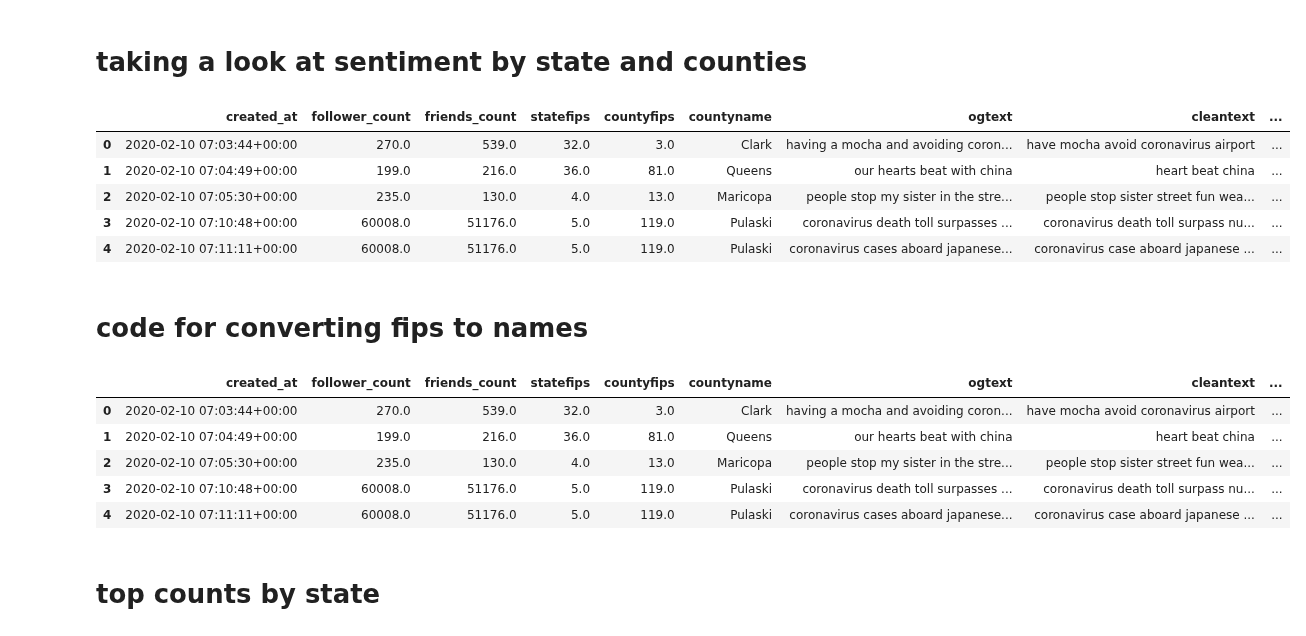
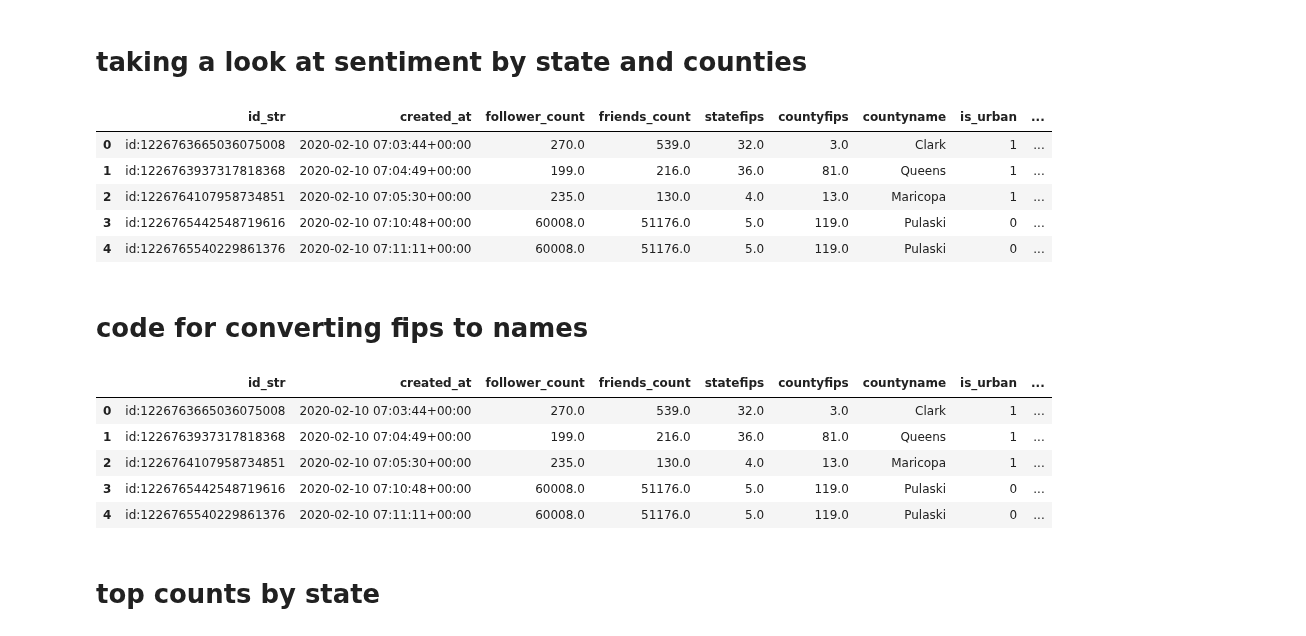
Before and after one commit to Alexander-Kahanek/COVID_Research, a Jupyter notebook: analysis/state_sentiment.ipynb, the cells around one changed output. Drawn from its saved outputs; the diff is of its cells as text; code cells hidden in the pictures.

```diff
--- a/analysis/state_sentiment.ipynb
+++ b/analysis/state_sentiment.ipynb
@@ -5,40 +5,40 @@ import pandas as pd
 import seaborn as sns
 import matplotlib.pyplot as plt
 import networkx as nx
 import os
 import sys
 
 sys.path.append(os.path.abspath("C:/Users/Alex/Documents/My Data Files/COVID Research/analysis/mention_2_hashtag.py"))
 
 from analysis.functions.mention_2_hashtag import *
 from analysis.functions.datamanip import *
 
-FIN = 'geo.coord_tweets/flair.joined.tweets.csv'
+FIN = 'newest_data/flair.joined.tweets.csv'
 
 raw = pd.read_csv(FIN)
 
 # changing date to more readable format
 raw['created_at'] = pd.to_datetime(raw['created_at'])
 
 # getting seperated date and time columns
 raw['date'] = raw['created_at'].dt.date
 raw['time'] = raw['created_at'].dt.time
 raw['hour'] = raw['created_at'].dt.hour
 
 # changing na to None
 raw = raw.fillna('None')
 
 # only 4 samples that have no sentiment
 raw = raw[raw['sentiment'] != 'None']
 
 raw.head()
 # %% [output]
-|  | created_at | follower_count | friends_count | statefips | countyfips | countyname | ogtext | cleantext | ... |
-| 0 | 2020-02-10 07:03:44+00:00 | 270.0 | 539.0 | 32.0 | 3.0 | Clark | having a mocha and avoiding coron... | have mocha avoid coronavirus airport | ... |
-| 1 | 2020-02-10 07:04:49+00:00 | 199.0 | 216.0 | 36.0 | 81.0 | Queens | our hearts beat with china | heart beat china | ... |
-| 2 | 2020-02-10 07:05:30+00:00 | 235.0 | 130.0 | 4.0 | 13.0 | Maricopa | people stop my sister in the stre... | people stop sister street fun wea... | ... |
-| 3 | 2020-02-10 07:10:48+00:00 | 60008.0 | 51176.0 | 5.0 | 119.0 | Pulaski | coronavirus death toll surpasses ... | coronavirus death toll surpass nu... | ... |
-| 4 | 2020-02-10 07:11:11+00:00 | 60008.0 | 51176.0 | 5.0 | 119.0 | Pulaski | coronavirus cases aboard japanese... | coronavirus case aboard japanese ... | ... |
+|  | id_str | created_at | follower_count | friends_count | statefips | countyfips | countyname | is_urban | ... |
+| 0 | id:1226763665036075008 | 2020-02-10 07:03:44+00:00 | 270.0 | 539.0 | 32.0 | 3.0 | Clark | 1 | ... |
+| 1 | id:1226763937317818368 | 2020-02-10 07:04:49+00:00 | 199.0 | 216.0 | 36.0 | 81.0 | Queens | 1 | ... |
+| 2 | id:1226764107958734851 | 2020-02-10 07:05:30+00:00 | 235.0 | 130.0 | 4.0 | 13.0 | Maricopa | 1 | ... |
+| 3 | id:1226765442548719616 | 2020-02-10 07:10:48+00:00 | 60008.0 | 51176.0 | 5.0 | 119.0 | Pulaski | 0 | ... |
+| 4 | id:1226765540229861376 | 2020-02-10 07:11:11+00:00 | 60008.0 | 51176.0 | 5.0 | 119.0 | Pulaski | 0 | ... |
 # %% [markdown]
 # code for converting fips to names
 # %%
@@ -62,12 +62,12 @@ fips_df['state_name'] = convert_fips([int(float(fips)) for fips in fips_df['stat
 
 fips_df.head()
 # %% [output]
-|  | created_at | follower_count | friends_count | statefips | countyfips | countyname | ogtext | cleantext | ... |
-| 0 | 2020-02-10 07:03:44+00:00 | 270.0 | 539.0 | 32.0 | 3.0 | Clark | having a mocha and avoiding coron... | have mocha avoid coronavirus airport | ... |
-| 1 | 2020-02-10 07:04:49+00:00 | 199.0 | 216.0 | 36.0 | 81.0 | Queens | our hearts beat with china | heart beat china | ... |
-| 2 | 2020-02-10 07:05:30+00:00 | 235.0 | 130.0 | 4.0 | 13.0 | Maricopa | people stop my sister in the stre... | people stop sister street fun wea... | ... |
-| 3 | 2020-02-10 07:10:48+00:00 | 60008.0 | 51176.0 | 5.0 | 119.0 | Pulaski | coronavirus death toll surpasses ... | coronavirus death toll surpass nu... | ... |
-| 4 | 2020-02-10 07:11:11+00:00 | 60008.0 | 51176.0 | 5.0 | 119.0 | Pulaski | coronavirus cases aboard japanese... | coronavirus case aboard japanese ... | ... |
+|  | id_str | created_at | follower_count | friends_count | statefips | countyfips | countyname | is_urban | ... |
+| 0 | id:1226763665036075008 | 2020-02-10 07:03:44+00:00 | 270.0 | 539.0 | 32.0 | 3.0 | Clark | 1 | ... |
+| 1 | id:1226763937317818368 | 2020-02-10 07:04:49+00:00 | 199.0 | 216.0 | 36.0 | 81.0 | Queens | 1 | ... |
+| 2 | id:1226764107958734851 | 2020-02-10 07:05:30+00:00 | 235.0 | 130.0 | 4.0 | 13.0 | Maricopa | 1 | ... |
+| 3 | id:1226765442548719616 | 2020-02-10 07:10:48+00:00 | 60008.0 | 51176.0 | 5.0 | 119.0 | Pulaski | 0 | ... |
+| 4 | id:1226765540229861376 | 2020-02-10 07:11:11+00:00 | 60008.0 | 51176.0 | 5.0 | 119.0 | Pulaski | 0 | ... |
 # %% [markdown]
 # top counts by state
 # %%
```
Also changed, not shown: 5 other files.
